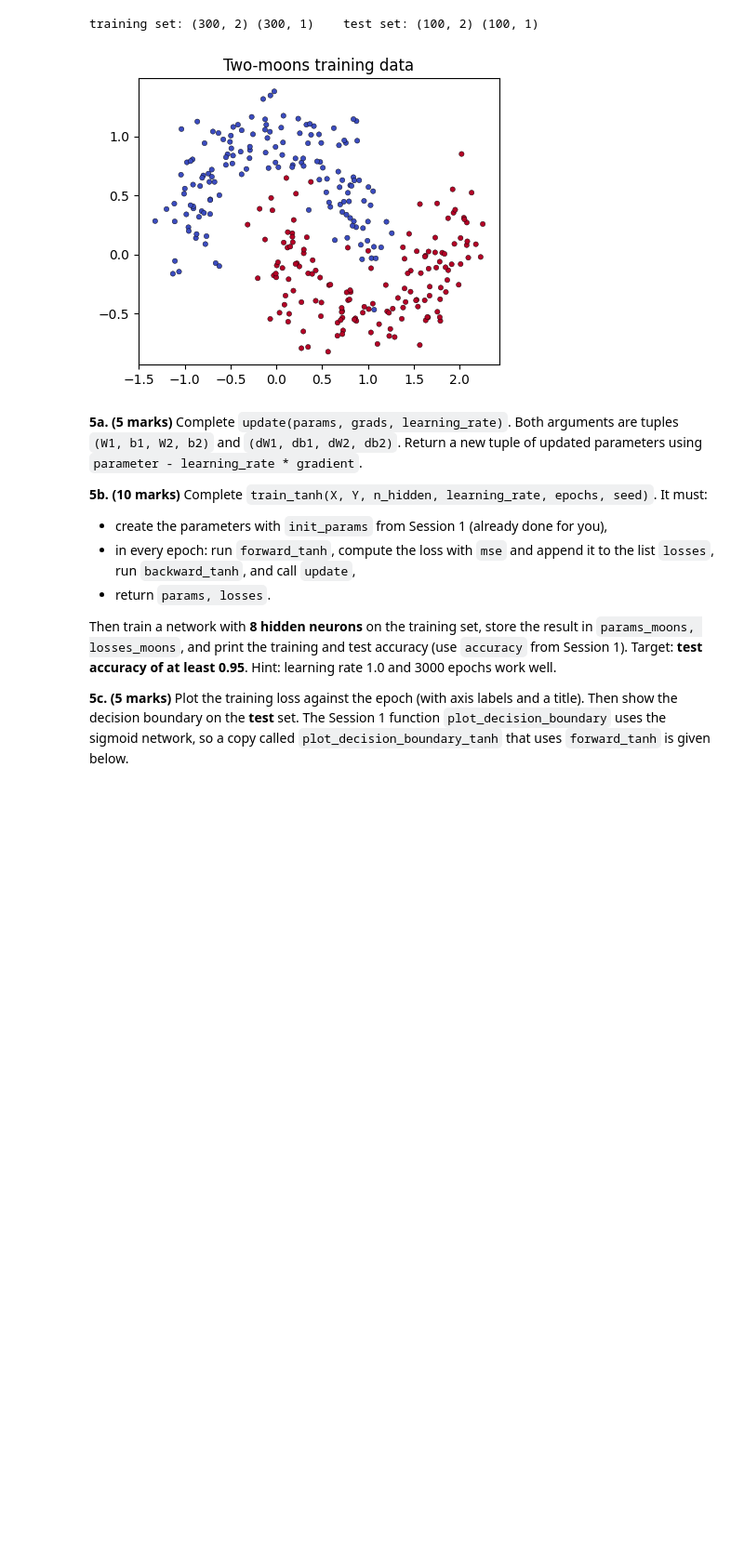
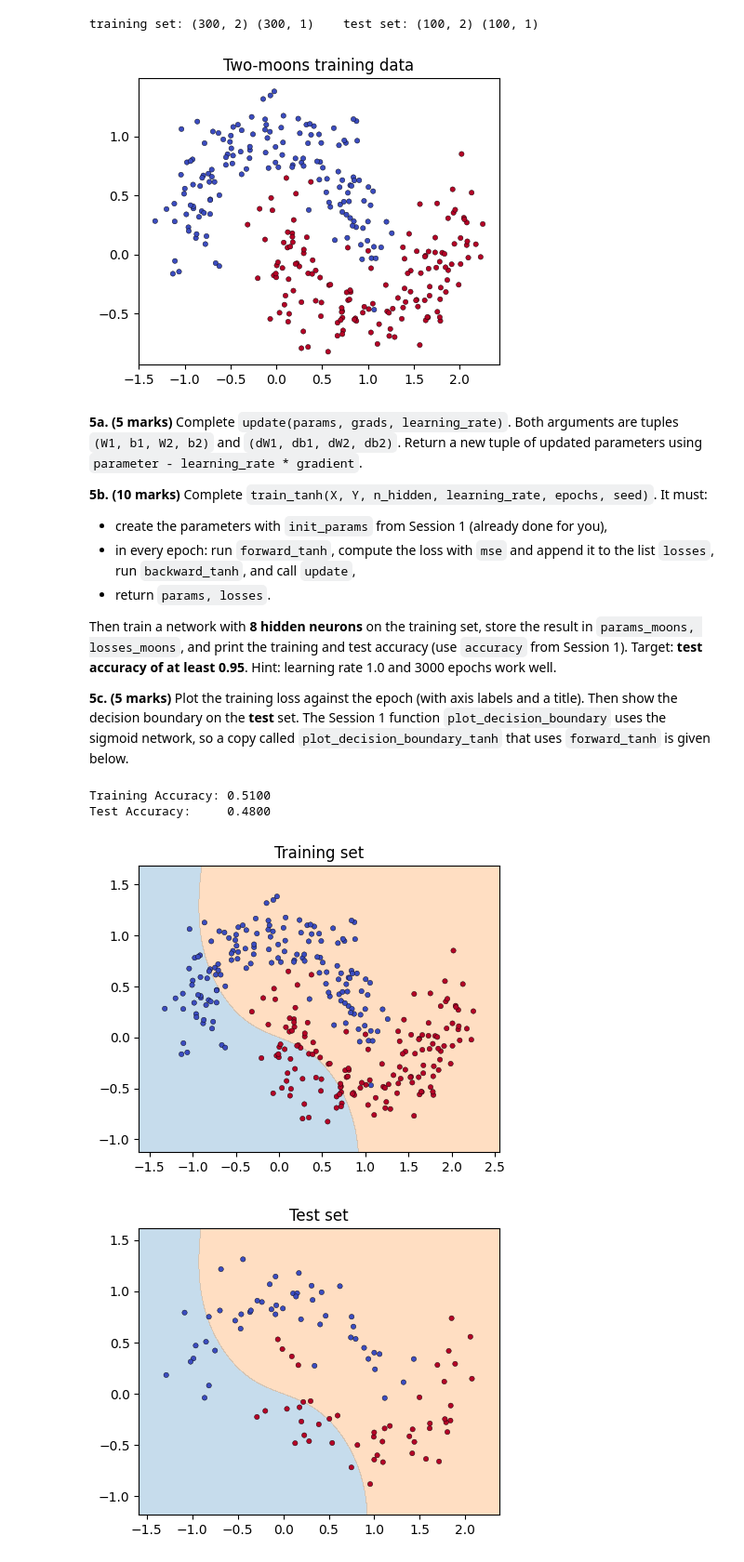
Before and after one commit to yasmina2006/DL_Labs, a Jupyter notebook: Lab3<A85205224020>.ipynb, the cells around one changed output. Shown at 93% size. Saved outputs shown, nothing was run; the diff lists cells and outputs as text; code cells hidden in the pictures; blank space fills up the shorter version.

```diff
--- a/Lab3<A85205224020>.ipynb
+++ b/Lab3<A85205224020>.ipynb
@@ -995,16 +943,15 @@ From now on we change **one thing** in the Session 1 network: the hidden layer u
 # %%
 def mse(A2, Y):
     # YOUR CODE HERE
-    N = Y.shape[0]
     return np.mean((A2 - Y) ** 2)
-    raise NotImplementedError()
 
 
 def forward_tanh(X, W1, b1, W2, b2):
     # YOUR CODE HERE
-    A1 = np.tanh(X @ W1 + b1)
-    A2 = 1 / (1 + np.exp(-(A1 @ W2 + b2)))
-    raise NotImplementedError()
+    Z1 = X @ W1 + b1
+    A1 = np.tanh(Z1)
+    Z2 = A1 @ W2 + b2
+    A2 = 1 / (1 + np.exp(-Z2))
     return A1, A2
 # %%
 # Check cell for Exercise 3. Do not modify.
@@ -1056,7 +1003,8 @@ def backward_output(A1, A2, Y):
     # YOUR CODE HERE
     dA2 = 2 * (A2 - Y) / N
     dZ2 = dA2 * A2 * (1 - A2)
-    raise NotImplementedError()
+    dW2 = A1.T @ dZ2
+    db2 = np.sum(dZ2, axis=0, keepdims=True)
     return dZ2, dW2, db2
 
 
@@ -1064,7 +1012,8 @@ def backward_hidden(X, A1, dZ2, W2):
     # YOUR CODE HERE
     dA1 = dZ2 @ W2.T
     dZ1 = dA1 * (1 - A1 ** 2)
-    raise NotImplementedError()
+    dW1 = X.T @ dZ1
+    db1 = np.sum(dZ1, axis=0, keepdims=True)
     return dW1, db1
 
 
@@ -1162,7 +1118,10 @@ def update(params, grads, learning_rate):
     W1, b1, W2, b2 = params
     dW1, db1, dW2, db2 = grads
     # YOUR CODE HERE
-    raise NotImplementedError()
+    W1_new = W1 - learning_rate * dW1
+    b1_new = b1 - learning_rate * db1
+    W2_new = W2 - learning_rate * dW2
+    b2_new = b2 - learning_rate * db2
     return W1, b1, W2, b2
 
 
@@ -1171,5 +1130,10 @@ def train_tanh(X, Y, n_hidden=8, learning_rate=1.0, epochs=3000, seed=0):
     losses = []
     for epoch in range(epochs):
         # YOUR CODE HERE
-        raise NotImplementedError()
+        W1, b1, W2, b2 = params
+        A1, A2 = forward_tanh(X, W1, b1, W2, b2)
+        loss = mse(A2, Y)
+        losses.append(loss)
+        grads = backward_tanh(X, Y, A1, A2, W2)
+        params = update(params, grads, learning_rate)
     return params, losses
@@ -1179,3 +1140,16 @@ def train_tanh(X, Y, n_hidden=8, learning_rate=1.0, epochs=3000, seed=0):
+# %%
+# 5b: train on the two-moons data and report the accuracies
+# YOUR CODE HERE
+params_moons, losses_moons = train_tanh(X_train, Y_train, n_hidden=8, learning_rate=1.0, epochs=3000, seed=0)
+
+_, A2_train = forward_tanh(X_train, *params_moons)
+_, A2_test = forward_tanh(X_test, *params_moons)
+
+print(f"Training Accuracy: {accuracy(A2_train, Y_train):.4f}")
+print(f"Test Accuracy:     {accuracy(A2_test, Y_test):.4f}")
+# %% [output]
+Training Accuracy: 0.5100
+Test Accuracy:     0.4800
 # %%
 # Given: decision boundary plot for the tanh network. Do not modify.
 def plot_decision_boundary_tanh(params, X, Y, title=""):
@@ -1191,6 +1165,11 @@ def plot_decision_boundary_tanh(params, X, Y, title=""):
 # %%
 # 5c: your plots
 # YOUR CODE HERE
+plot_decision_boundary_tanh(params_moons, X_train, Y_train, title="Training set")
+plot_decision_boundary_tanh(params_moons, X_test, Y_test, title="Test set")
+# %% [output]
+[figure, added]
+[figure, added]
 # %%
 # Check cell for Exercise 5. Do not modify.
 def _check_5a():
```
Also changed, not shown: parts of 7 cells of this notebook.
